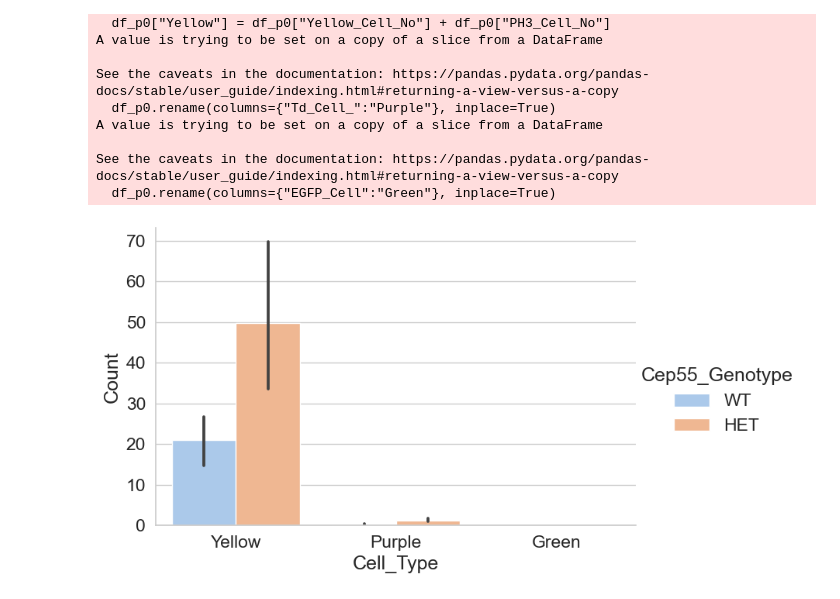
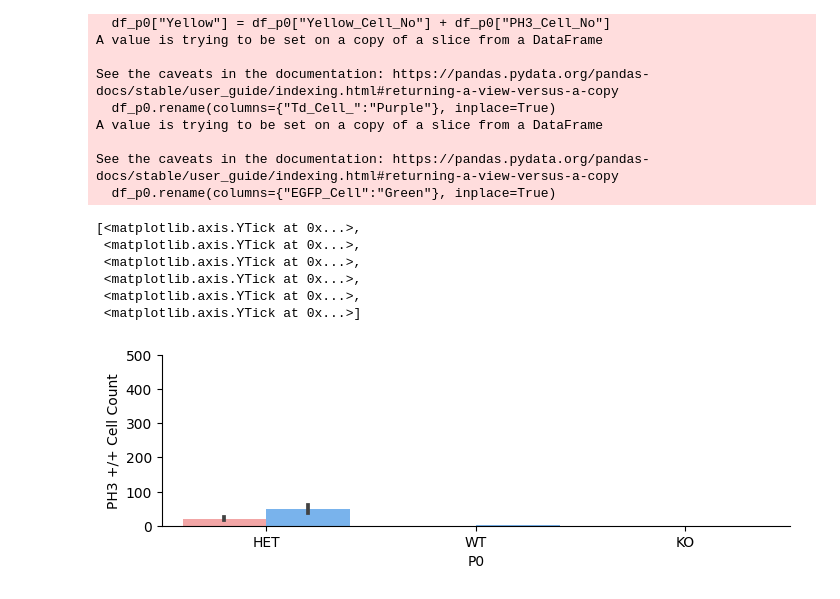
Before and after one commit to alzox/charts, a Jupyter notebook: notebooks/2025-04-13-brain.ipynb, the cells around one changed output. Saved outputs shown, nothing was run; the diff lists cells and outputs as text; code cells hidden in the pictures.

```diff
--- a/notebooks/2025-04-13-brain.ipynb
+++ b/notebooks/2025-04-13-brain.ipynb
@@ -124,7 +157,29 @@ See the caveats in the documentation: https://pandas.pydata.org/pandas-docs/stab
   df_p0.rename(columns={"EGFP_Cell":"Green"}, inplace=True)
 # %%
 df_p0_melt = df_p0.melt(id_vars=["Cep55_Genotype", "Age"], value_vars=["Yellow", "Purple", "Green"], var_name="Cell_Type", value_name="Count")
-df_p0_melt["Cell_Type"] = df_p0_melt["Cell_Type"].replace({"Yellow": "Yellow", "Purple": "Purple", "Green": "Green"})
-g = sns.catplot(x="Cell_Type", y="Count", hue="Cep55_Genotype", data=df_p0_melt, kind="bar", height=5, aspect=1.5, estimator=np.mean, hue_order=["WT", "HET"])
+
+df_p0_melt["Cell_Type"] = df_p0_melt["Cell_Type"].replace({"Yellow": "HET", "Purple": "WT", "Green": "KO"})
+df_p0_melt["P0"] = df_p0_melt["Cell_Type"]
+
+df_p0_melt.rename(columns={"Count": "PH3 +/+ Cell Count"}, inplace=True) # CHANGE THIS FOR Y VARIABLE
+
+g = sns.catplot(x="P0", y="PH3 +/+ Cell Count", hue="Cep55_Genotype", data=df_p0_melt, kind="bar", height=5, aspect=1.5, estimator=np.mean, hue_order=["WT", "HET"],
+                errorbar="se", palette=["#FF9999", "#66B3FF"], legend_out=False)
+
+fig = g.figure
+fig.set_size_inches(7, 2)
+g._legend.remove()
+g.ax.set_yticks([0, 100, 200, 300, 400, 500])
+
+# Set Main title
+g.fig.suptitle("P0", fontsize=12, fontweight='bold')
+g.set_axis_labels("", "PH3 +/+ Cell Count")
+g.ax.set_ylabel("PH3 +/+ Cell Count", fontsize=11)
 # %% [output]
+[<matplotlib.axis.YTick at 0x...>,
+ <matplotlib.axis.YTick at 0x...>,
+ <matplotlib.axis.YTick at 0x...>,
+ <matplotlib.axis.YTick at 0x...>,
+ <matplotlib.axis.YTick at 0x...>,
+ <matplotlib.axis.YTick at 0x...>]
-[figure, old version]
+[figure, new version]
```
Also changed, not shown: parts of 2 cells of this notebook.
